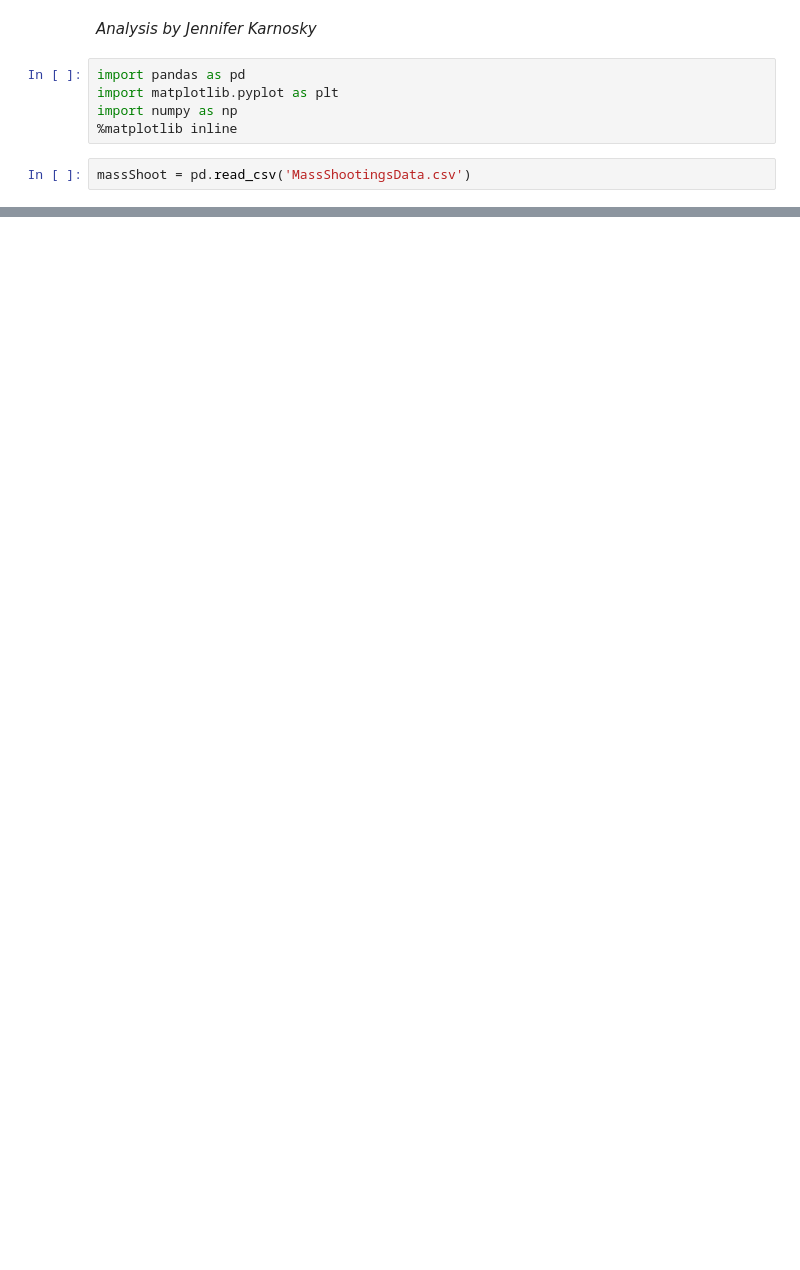
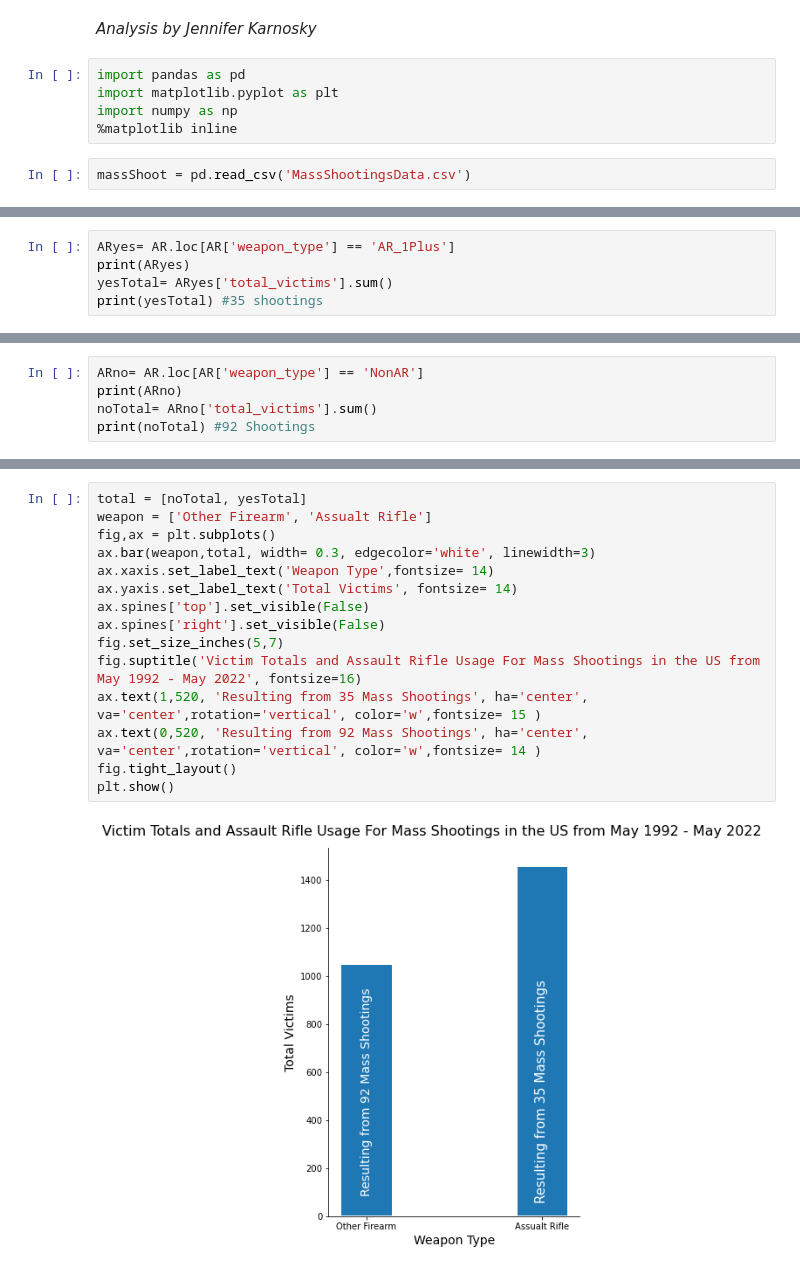
Before and after one commit to jennifer-karnosky/jennifer-karnosky.github.io, a Jupyter notebook: massShootings/MassShootingData.ipynb, the cells around one changed output, grey strips where cells are left out. Cells and saved outputs as stored; diff of their text form; blank space fills up the shorter version.

```diff
--- a/massShootings/MassShootingData.ipynb
+++ b/massShootings/MassShootingData.ipynb
@@ -22,0 +31,5 @@ Text(0.5, 0.98, 'Mass Shooting Fatalities in the US from May 1992 - May 2022 ')
+# %%
+ARyes= AR.loc[AR['weapon_type'] == 'AR_1Plus']
+print(ARyes)
+yesTotal= ARyes['total_victims'].sum()
+print(yesTotal) #35 shootings
@@ -22,0 +54,5 @@ Text(0.5, 0.98, 'Mass Shooting Fatalities in the US from May 1992 - May 2022 ')
+# %%
+ARno= AR.loc[AR['weapon_type'] == 'NonAR']
+print(ARno)
+noTotal= ARno['total_victims'].sum()
+print(noTotal) #92 Shootings
@@ -22,0 +75,17 @@ Text(0.5, 0.98, 'Mass Shooting Fatalities in the US from May 1992 - May 2022 ')
+# %%
+total = [noTotal, yesTotal]
+weapon = ['Other Firearm', 'Assualt Rifle']
+fig,ax = plt.subplots()
+ax.bar(weapon,total, width= 0.3, edgecolor='white', linewidth=3)
+ax.xaxis.set_label_text('Weapon Type',fontsize= 14)
+ax.yaxis.set_label_text('Total Victims', fontsize= 14)
+ax.spines['top'].set_visible(False)
+ax.spines['right'].set_visible(False)
+fig.set_size_inches(5,7)
+fig.suptitle('Victim Totals and Assault Rifle Usage For Mass Shootings in the US from May 1992 - May 2022', fontsize=16)
+ax.text(1,520, 'Resulting from 35 Mass Shootings', ha='center', va='center',rotation='vertical', color='w',fontsize= 15 )
+ax.text(0,520, 'Resulting from 92 Mass Shootings', ha='center', va='center',rotation='vertical', color='w',fontsize= 14 )
+fig.tight_layout()
+plt.show()
+# %% [output]
+[figure, added]
```
Also changed, not shown: parts of 4 cells of this notebook, 1 other file.
